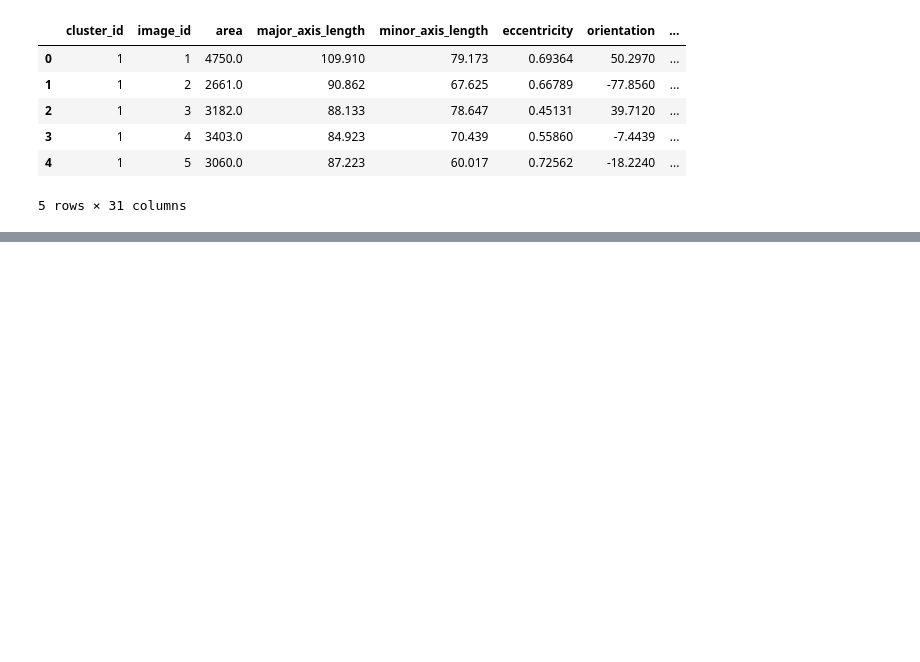
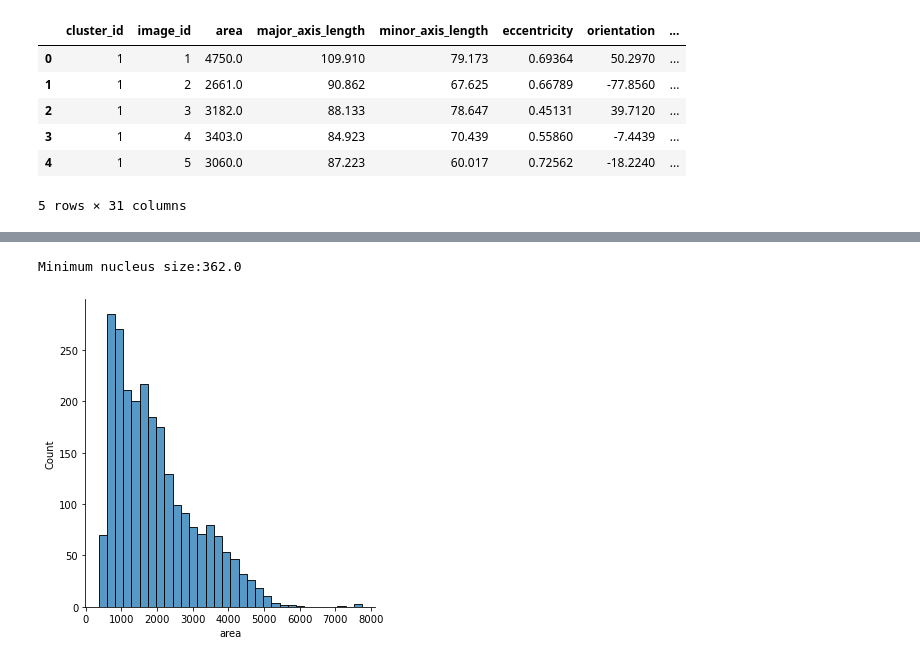
Before and after one commit to edunnwe1/Insight_project, a Jupyter notebook: notebooks/01-Exploratory_Data_Analysis.ipynb, the cells around one changed output, grey strips where cells are left out. Cells and saved outputs as stored; diff of their text form; code cells hidden in the pictures; blank space fills up the shorter version.

```diff
--- a/notebooks/01-Exploratory_Data_Analysis.ipynb
+++ b/notebooks/01-Exploratory_Data_Analysis.ipynb
@@ -344,0 +66,10 @@ print(f'Area under the precision-recall curve: \n{auc(recall,precision)}')
+# %%
+# drop outliers
+df = df[df['area'] < 10000]
+# %%
+# nucleus area
+ax = sns.displot(df['area'],kde=False)
+print('Minimum nucleus size:{}'.format(df['area'].min()))
+# %% [output]
+Minimum nucleus size:362.0
+[figure, added]
```
Also changed, not shown: parts of 44 cells of this notebook, 1 other file.
